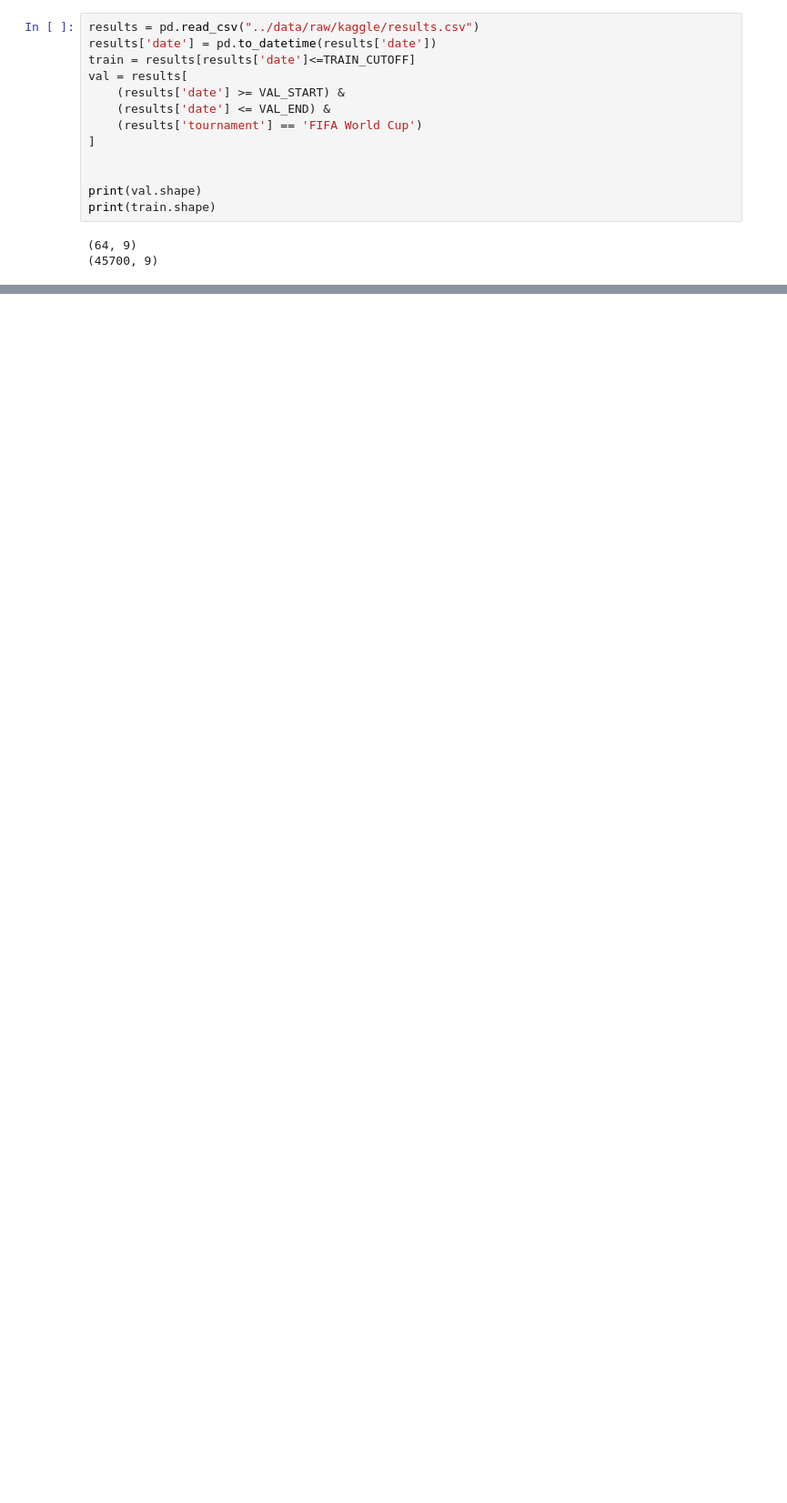
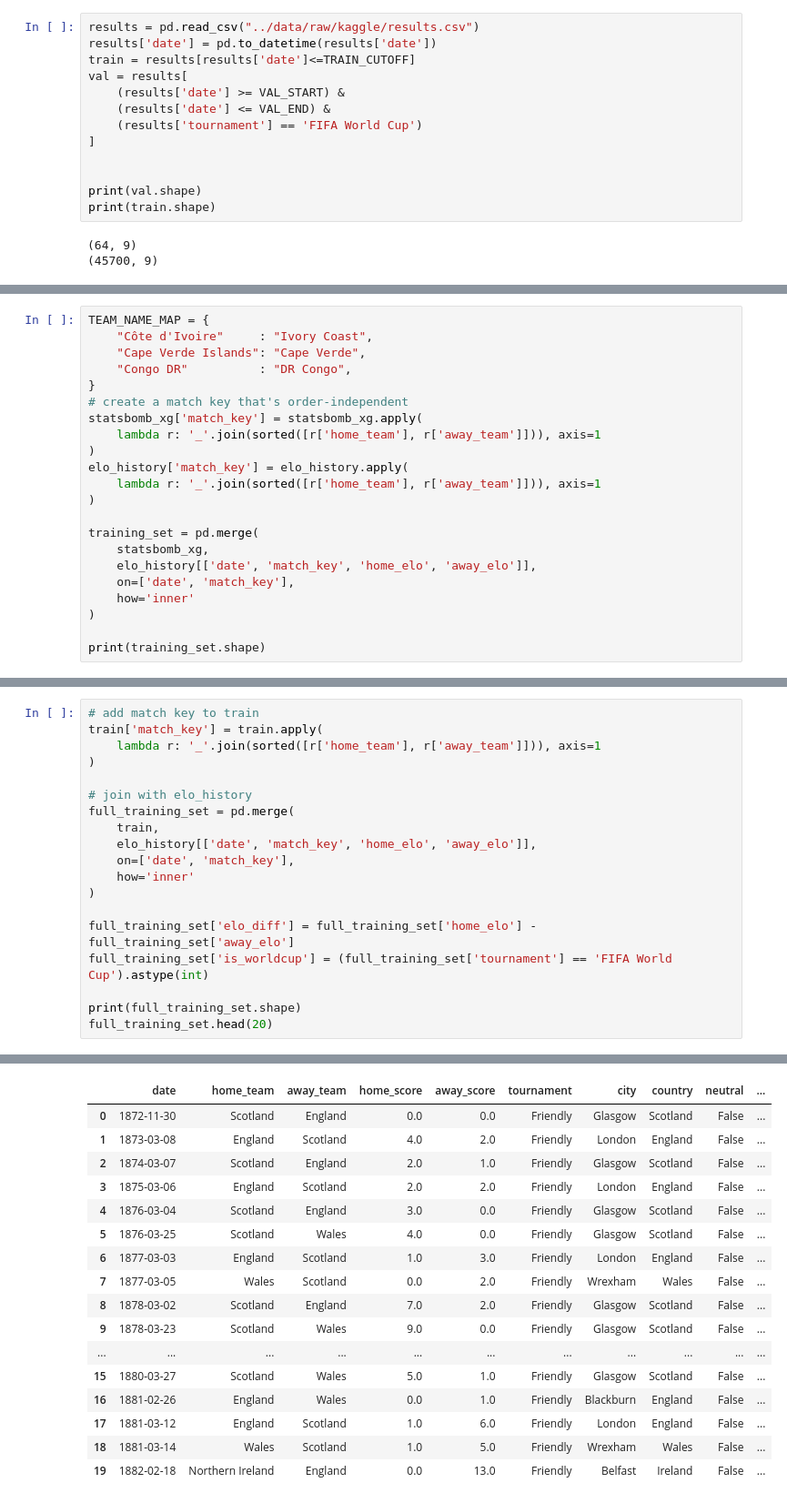
Before and after one commit to ka0s01/WC2026-simulator-engine, a Jupyter notebook: notebooks/04_match_model.ipynb, the cells around one changed output, grey strips where cells are left out. Shown at 91% size. Saved outputs shown, nothing was run; the diff lists cells and outputs as text; blank space fills up the shorter version.

```diff
--- a/notebooks/04_match_model.ipynb
+++ b/notebooks/04_match_model.ipynb
@@ -122,0 +383,22 @@ def get_elo(team):
+# %%
+TEAM_NAME_MAP = {
+    "Côte d'Ivoire"     : "Ivory Coast",
+    "Cape Verde Islands": "Cape Verde",
+    "Congo DR"          : "DR Congo",
+}
+# create a match key that's order-independent
+statsbomb_xg['match_key'] = statsbomb_xg.apply(
+    lambda r: '_'.join(sorted([r['home_team'], r['away_team']])), axis=1
+)
+elo_history['match_key'] = elo_history.apply(
+    lambda r: '_'.join(sorted([r['home_team'], r['away_team']])), axis=1
+)
+
+training_set = pd.merge(
+    statsbomb_xg,
+    elo_history[['date', 'match_key', 'home_elo', 'away_elo']],
+    on=['date', 'match_key'],
+    how='inner'
+)
+
+print(training_set.shape)
@@ -122,0 +599,20 @@ def get_elo(team):
+# %%
+# add match key to train
+train['match_key'] = train.apply(
+    lambda r: '_'.join(sorted([r['home_team'], r['away_team']])), axis=1
+)
+
+# join with elo_history
+full_training_set = pd.merge(
+    train,
+    elo_history[['date', 'match_key', 'home_elo', 'away_elo']],
+    on=['date', 'match_key'],
+    how='inner'
+)
+
+full_training_set['elo_diff'] = full_training_set['home_elo'] - full_training_set['away_elo']
+full_training_set['is_worldcup'] = (full_training_set['tournament'] == 'FIFA World Cup').astype(int)
+
+print(full_training_set.shape)
+full_training_set.head(20)
+# %% [output]
@@ -122,0 +620,17 @@ def get_elo(team):
+|  | date | home_team | away_team | home_score | away_score | tournament | city | country | neutral | ... |
+| 0 | 1872-11-30 | Scotland | England | 0.0 | 0.0 | Friendly | Glasgow | Scotland | False | ... |
+| 1 | 1873-03-08 | England | Scotland | 4.0 | 2.0 | Friendly | London | England | False | ... |
+| 2 | 1874-03-07 | Scotland | England | 2.0 | 1.0 | Friendly | Glasgow | Scotland | False | ... |
+| 3 | 1875-03-06 | England | Scotland | 2.0 | 2.0 | Friendly | London | England | False | ... |
+| 4 | 1876-03-04 | Scotland | England | 3.0 | 0.0 | Friendly | Glasgow | Scotland | False | ... |
+| 5 | 1876-03-25 | Scotland | Wales | 4.0 | 0.0 | Friendly | Glasgow | Scotland | False | ... |
+| 6 | 1877-03-03 | England | Scotland | 1.0 | 3.0 | Friendly | London | England | False | ... |
+| 7 | 1877-03-05 | Wales | Scotland | 0.0 | 2.0 | Friendly | Wrexham | Wales | False | ... |
+| 8 | 1878-03-02 | Scotland | England | 7.0 | 2.0 | Friendly | Glasgow | Scotland | False | ... |
+| 9 | 1878-03-23 | Scotland | Wales | 9.0 | 0.0 | Friendly | Glasgow | Scotland | False | ... |
+| ... | ... | ... | ... | ... | ... | ... | ... | ... | ... | ... |
+| 15 | 1880-03-27 | Scotland | Wales | 5.0 | 1.0 | Friendly | Glasgow | Scotland | False | ... |
+| 16 | 1881-02-26 | England | Wales | 0.0 | 1.0 | Friendly | Blackburn | England | False | ... |
+| 17 | 1881-03-12 | England | Scotland | 1.0 | 6.0 | Friendly | London | England | False | ... |
+| 18 | 1881-03-14 | Wales | Scotland | 1.0 | 5.0 | Friendly | Wrexham | Wales | False | ... |
+| 19 | 1882-02-18 | Northern Ireland | England | 0.0 | 13.0 | Friendly | Belfast | Ireland | False | ... |
```
Also changed, not shown: parts of 40 cells of this notebook, 5 other files.
